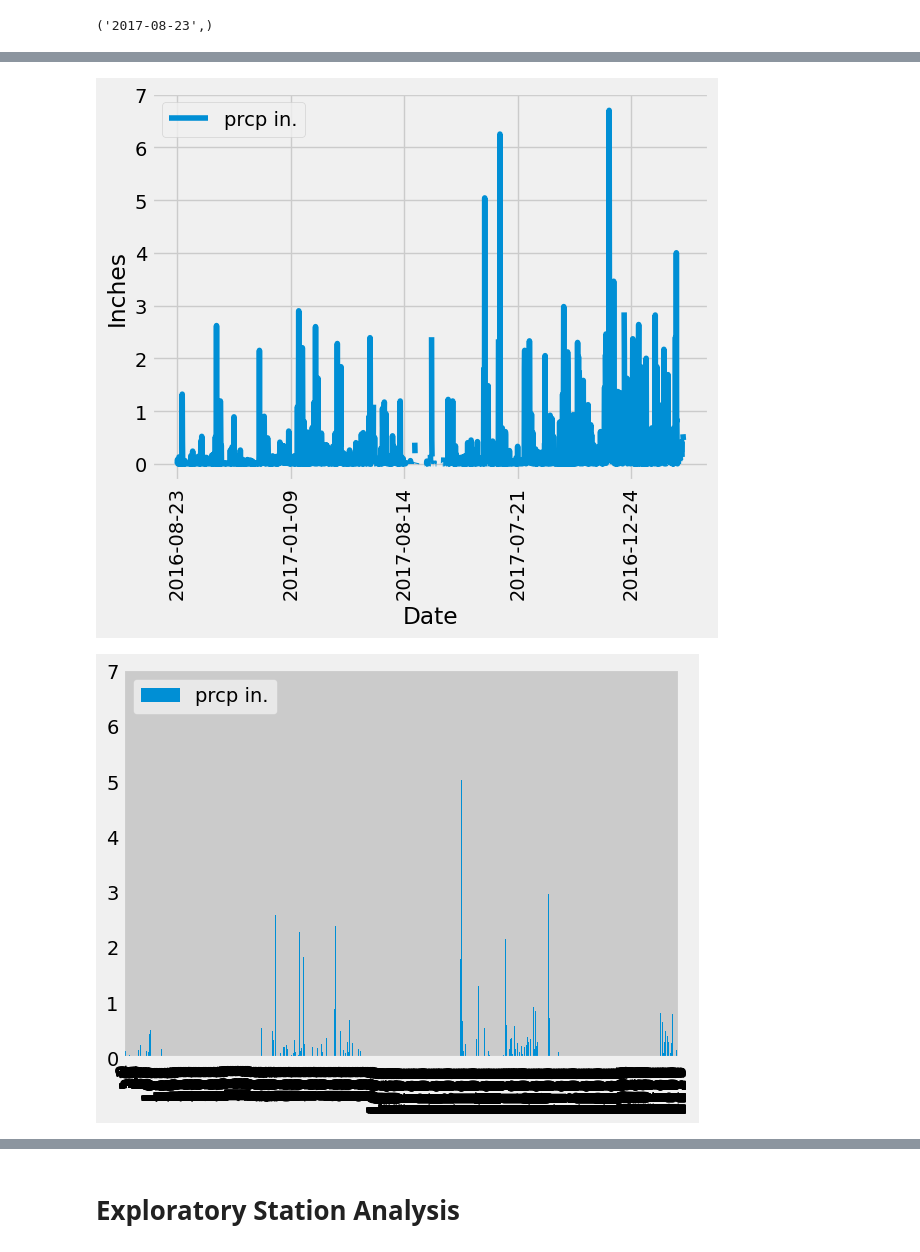
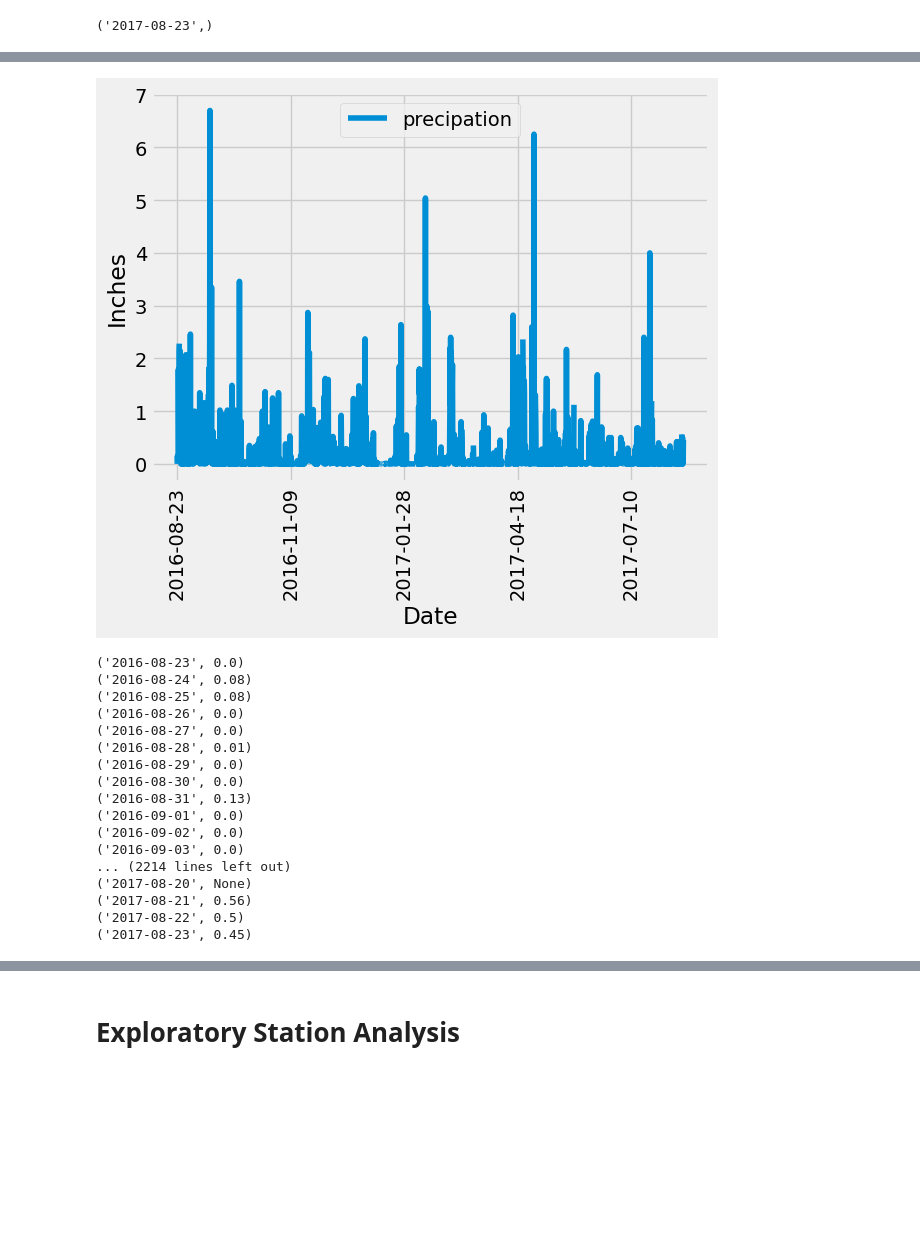
Before and after one commit to AtziriMendoza/SQLalchemy, a Jupyter notebook: climate_final.ipynb, the cells around one changed output, grey strips where cells are left out. Cells and saved outputs as stored; diff of their text form; code cells hidden in the pictures; blank space fills up the shorter version.

```diff
--- a/climate_final.ipynb
+++ b/climate_final.ipynb
@@ -59,45 +48,62 @@ df.head()
 # %%
-# Design a query to retrieve the last 12 months of precipitation data and plot the results.
-# Starting from the most recent data point in the database.
+# Calculate the date one year from the last date in data set.
+prev_year = dt.date(2017, 8, 23) - dt.timedelta(days=365)
 
-# Calculate the date one year from the last date in data set.
-rain_year = session.query(measurement.date).\
-    filter(measurement.date <= '2017-08-23').\
-    filter(measurement.date >= '2016-08-23')
+####TEST QUERY#####
+# prev_year_rain = session.query(measurement.date).\
+#     filter(measurement.date >= prev_year)
 
-# for x in rain_year:
+# for x in prev_year_rain:
 #     print(x)
+
 # Perform a query to retrieve the data and precipitation scores
 sel = [measurement.date,
        measurement.prcp]
-precipitation = session.query(*sel).\
-    filter(measurement.date <= '2017-08-23').\
-    filter(measurement.date >= '2016-08-23')
 
-# for x in precipitation:
-#     print(x)
+precipation_scores = session.query(*sel).\
+    filter(measurement.date >=prev_year).\
+    order_by(measurement.date)
 
 
 # Save the query results as a Pandas DataFrame. Explicitly set the column names
-df = pd.DataFrame(precipitation, columns=['date', 'prcp in.'])
-df.head()
+prcp_df = pd.DataFrame(precipation_scores, columns=['date', 'precipation'])
+prcp_df
 
-# Sort the dataframe by date
-# df_sorted = df.sort_values(by= 'date', ascending=True).reset_index().drop(columns= 'index')
-# df_sorted
+# Sort the dataframe by date (done in the query above using the order_by statement
 
 # Use Pandas Plotting with Matplotlib to plot the data
-# df.set_index('date', inplace=True)
-
-# plt.tight_layout()
-# plt.show()
-df.plot(x='date', y= 'prcp in.', rot=90)
+prcp_df.plot(x='date', y= 'precipation', rot=90)
 plt.xlabel("Date")
 plt.ylabel("Inches")
-df.plot.bar()
 plt.show()
 # %% [output]
-[figure, old version]
+[figure, new version]
-[figure, removed]
+# %%
+sel = [measurement.date,
+       measurement.prcp]
+precipitation = session.query(*sel).\
+    filter(measurement.date <= '2017-08-23').\
+    filter(measurement.date >= '2016-08-23')
+
+for x in precipitation:
+    print(x)
+# %% [output]
+('2016-08-23', 0.0)
+('2016-08-24', 0.08)
+('2016-08-25', 0.08)
+('2016-08-26', 0.0)
+('2016-08-27', 0.0)
+('2016-08-28', 0.01)
+('2016-08-29', 0.0)
+('2016-08-30', 0.0)
+('2016-08-31', 0.13)
+('2016-09-01', 0.0)
+('2016-09-02', 0.0)
+('2016-09-03', 0.0)
+... (2214 lines left out)
+('2017-08-20', None)
+('2017-08-21', 0.56)
+('2017-08-22', 0.5)
+('2017-08-23', 0.45)
 # %%
 # Use Pandas to calculate the summary statistics for the precipitation data
```
Also changed, not shown: parts of 7 cells of this notebook, 1 other file.
